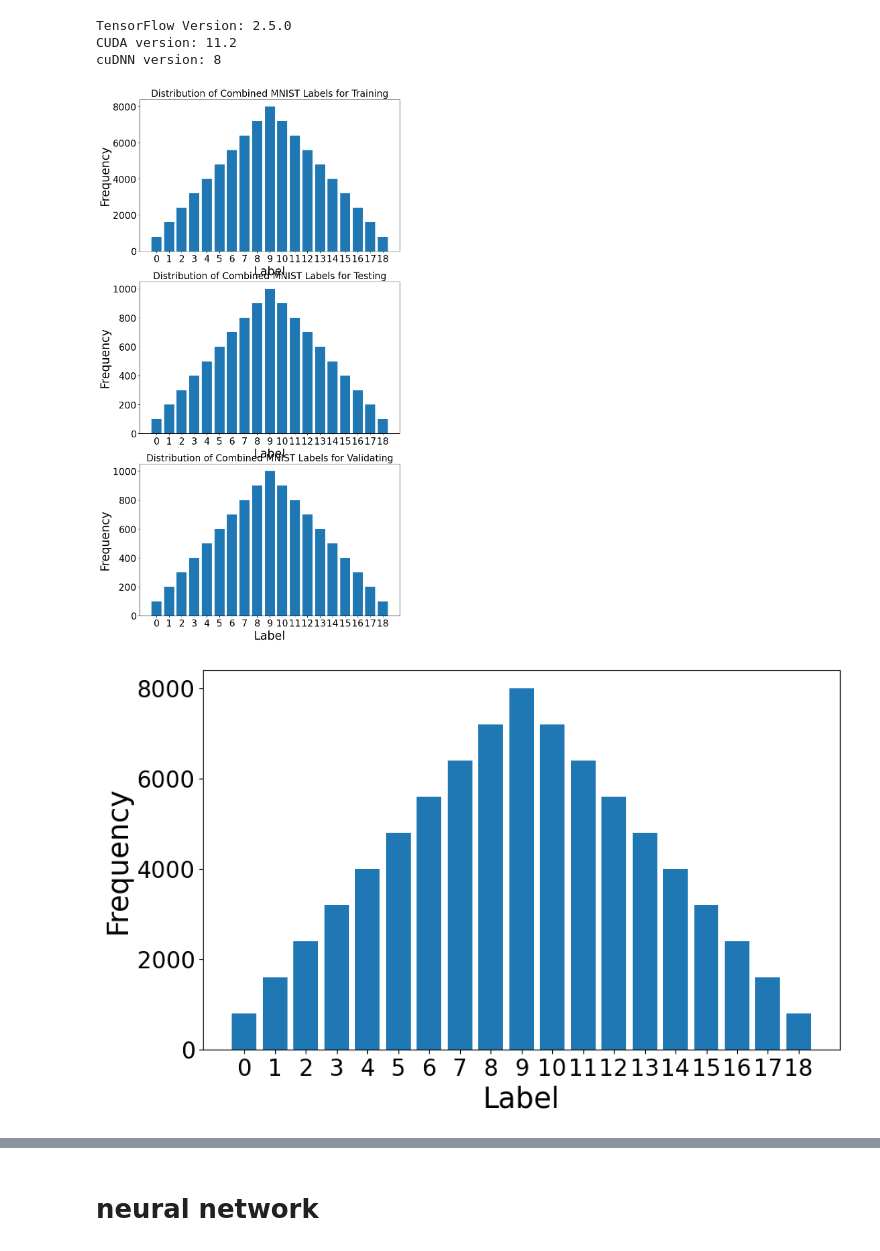
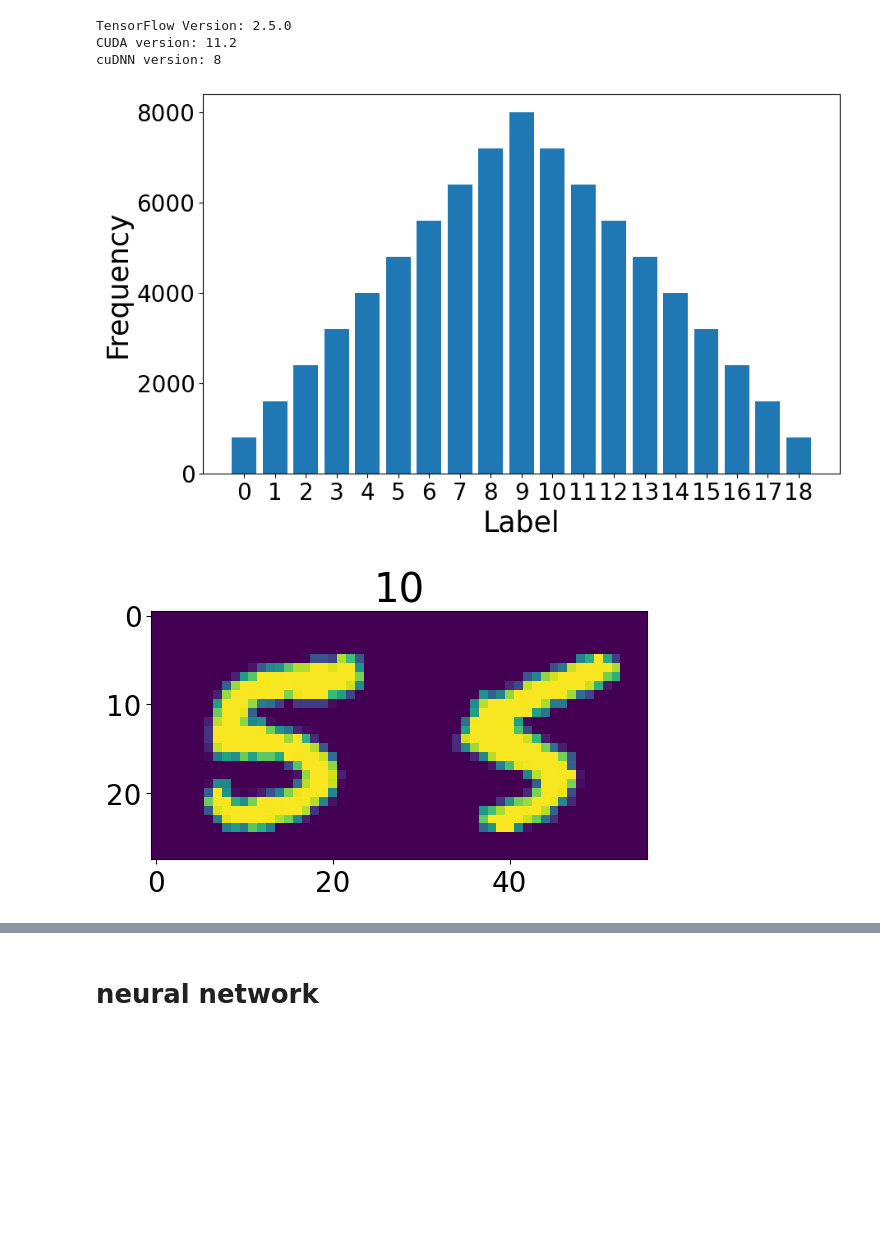
Before and after one commit to ljf441/mnist_add, a Jupyter notebook: pipeline.ipynb, the cells around one changed output, grey strips where cells are left out. Drawn from its saved outputs; the diff is of its cells as text; code cells hidden in the pictures; blank space fills up the shorter version.

```diff
--- a/pipeline.ipynb
+++ b/pipeline.ipynb
@@ -112,6 +112,9 @@ x_test_in = x_test_in.astype('float32')
 x_test_in /= 255.0
 # %%
 def jl_pairs(i, j, pairs_per_combination, X, Y):
+    """
+    Generates digit pairs images and labels. To be run in parallell.
+    """
     idxl1 = np.where(Y == i)[0]
     idxl2 = np.where(Y == j)[0]
 
@@ -129,7 +132,9 @@ def jl_pairs(i, j, pairs_per_combination, X, Y):
     return imgs, labels
 
 def jl_dataset(X, Y, output=100000, n_jobs=cores):
-
+    """
+    Calls upon jl_pairs to generate 'output' image and label pairs. Shuffles them so they are randomised.
+    """
     pairs_per_combination = int(output)//100
     results = jl.Parallel(n_jobs=n_jobs)(jl.delayed(jl_pairs)(i, j, pairs_per_combination, X, Y) for i in range(10) for j in range(10))
 
@@ -147,7 +152,13 @@ def jl_dataset(X, Y, output=100000, n_jobs=cores):
     return imgs, labels
 # %%
 def get_data(output=100000, train_ratio=0.8, val_ratio=0.1, test_ratio=0.1):
-
+    """
+    Shuffles input training and testing data.
+    Splits testing data into validation and testing.
+    Calls upon jl_dataset for training, validation, and testing.
+    Onehot encodes the labels for usage by the neural network.
+    Finally, returns the training, testing, and validation datasets.
+    """
     np.random.seed(442)
     train_shuffle_idx = np.random.permutation(len(x_train_in))
     x_train = x_train_in[train_shuffle_idx]
@@ -174,36 +185,29 @@ def get_data(output=100000, train_ratio=0.8, val_ratio=0.1, test_ratio=0.1):
     return x_train, y_train, x_test, y_test, x_val, y_val
 # %%
 def plot_dists():
+    """
+    Plots distributions of labels.
+    Also plots gene
+    """
     x_train, y_train, x_test, y_test, x_val, y_val = get_data()
     label = [y_train, y_test, y_val]
     labels = [np.argmax(y, axis=1) for y in label]
     labels_title = ["training", "testing", "validating"]
-
-    fig, axs = plt.subplots(3, figsize=(10, 20))
-    for i in range(len(labels)):
-        axs[i].hist(labels[i], bins=np.arange(20) - 0.5, rwidth=0.8)
-        axs[i].set_title(f'Distribution of Combined MNIST Labels for {labels_title[i].capitalize()}', fontsize=20)
-        axs[i].set_xlabel('Label')
-        axs[i].set_ylabel('Frequency')
-        axs[i].set_xticks(range(19))
-
-    fig.savefig('Y_split_dist.png')
-    plt.show()
 
     fig, ax = plt.subplots(figsize=(10, 6))
     ax.hist(labels[0], bins=np.arange(20)-0.5, rwidth=0.8)
     ax.set_xlabel('Label')
     ax.set_ylabel('Frequency')
     ax.set_xticks(range(19))
     fig.savefig("Y_dist_many.png")
     plt.show()
 
     for i in range(5):
         plt.imshow(x_train[i])
         plt.title(np.where(y_train[i]==1)[0][0], fontsize=29)
         plt.show()
 
 plot_dists()
 # %% [output]
-[figure, old version]
+[figure, new version]
-[figure, old version]
+[figure, new version]
```
Also changed, not shown: parts of 18 cells of this notebook, 25 other files.
